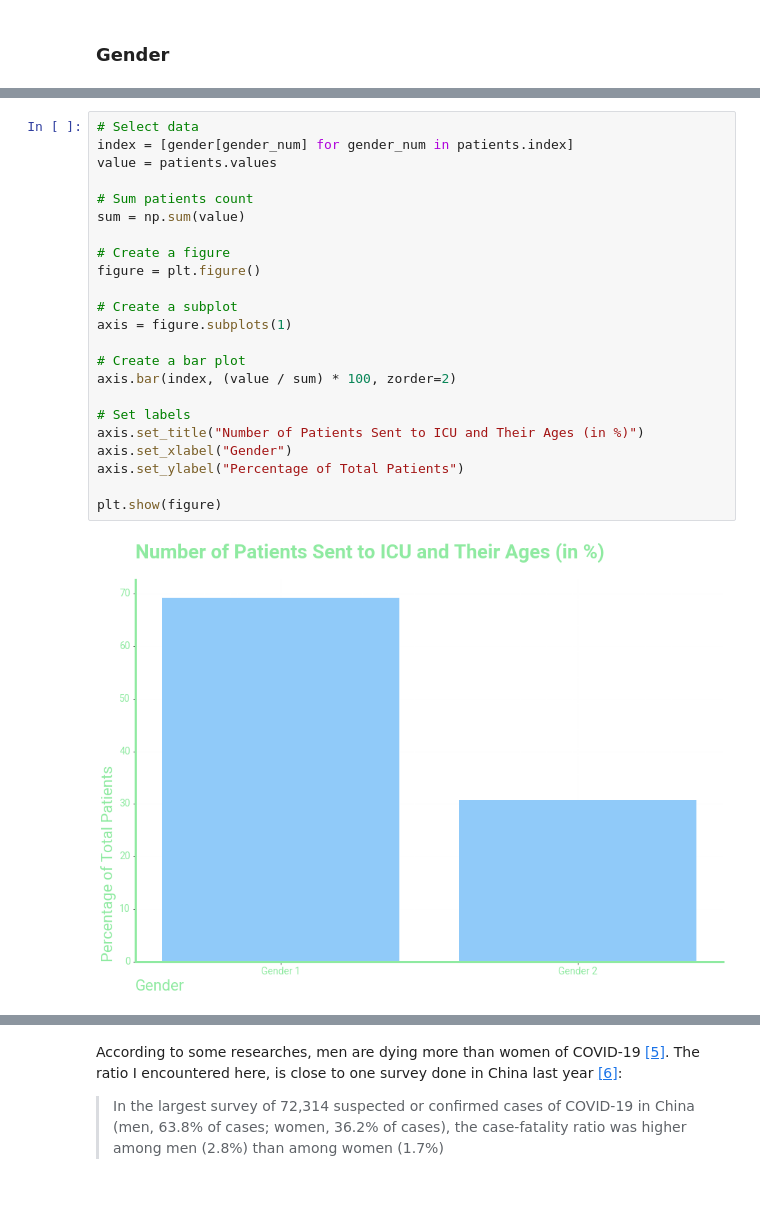
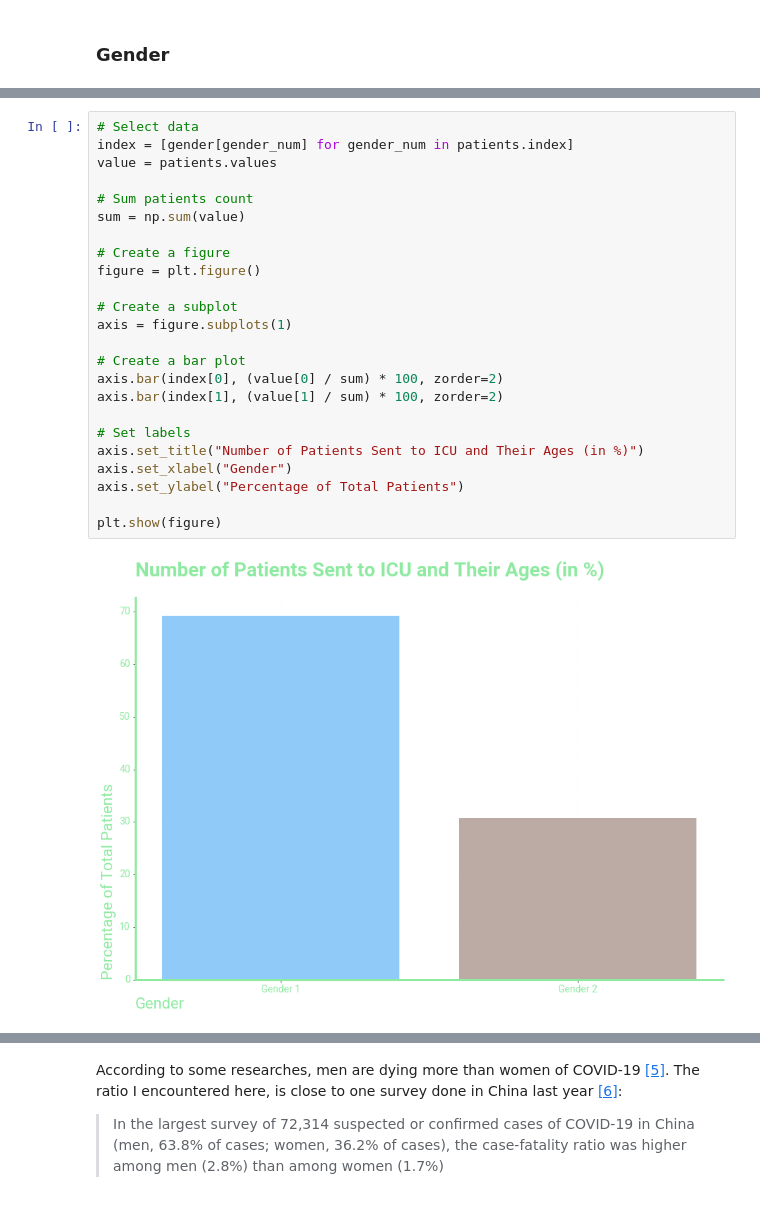
Before and after one commit to fmp95/alura-datascience-bootcamp-challenge, a Jupyter notebook: FinalProject.ipynb, the cells around one changed output, grey strips where cells are left out. Drawn from its saved outputs; the diff is of its cells as text.

```diff
--- a/FinalProject.ipynb
+++ b/FinalProject.ipynb
@@ -356,28 +356,29 @@ gender = {0: "Gender 1", 1: "Gender 2"}
 # %%
 # Select data
 index = [gender[gender_num] for gender_num in patients.index]
 value = patients.values
 
 # Sum patients count
 sum = np.sum(value)
 
 # Create a figure
 figure = plt.figure()
 
 # Create a subplot
 axis = figure.subplots(1)
 
 # Create a bar plot
-axis.bar(index, (value / sum) * 100, zorder=2)
+axis.bar(index[0], (value[0] / sum) * 100, zorder=2)
+axis.bar(index[1], (value[1] / sum) * 100, zorder=2)
 
 # Set labels
 axis.set_title("Number of Patients Sent to ICU and Their Ages (in %)")
 axis.set_xlabel("Gender")
 axis.set_ylabel("Percentage of Total Patients")
 
 plt.show(figure)
 # %% [output]
-[figure, old version]
+[figure, new version]
 [interactive output not drawn]
 # %% [markdown]
 According to some researches, men are dying more than women of COVID-19 [[5]](#ref-5). The ratio I encountered here, is close to one survey done in China last year [[6]](#ref-6):
```
Also changed, not shown: parts of 2 cells of this notebook, 1 other file.
